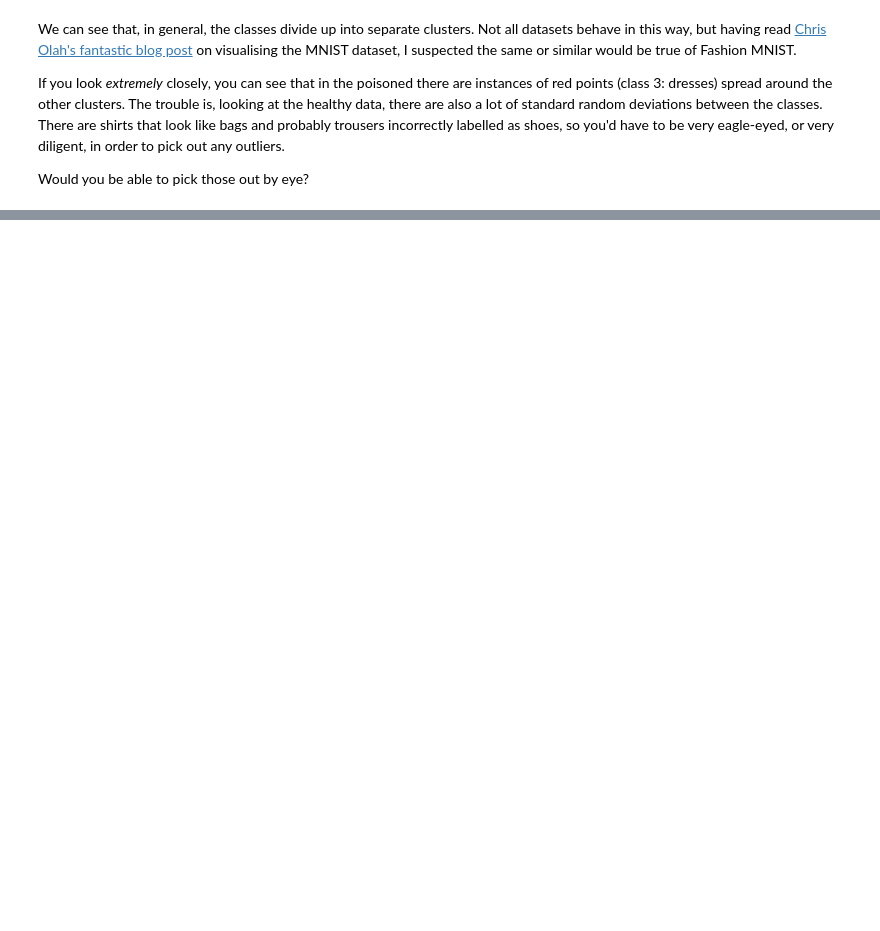
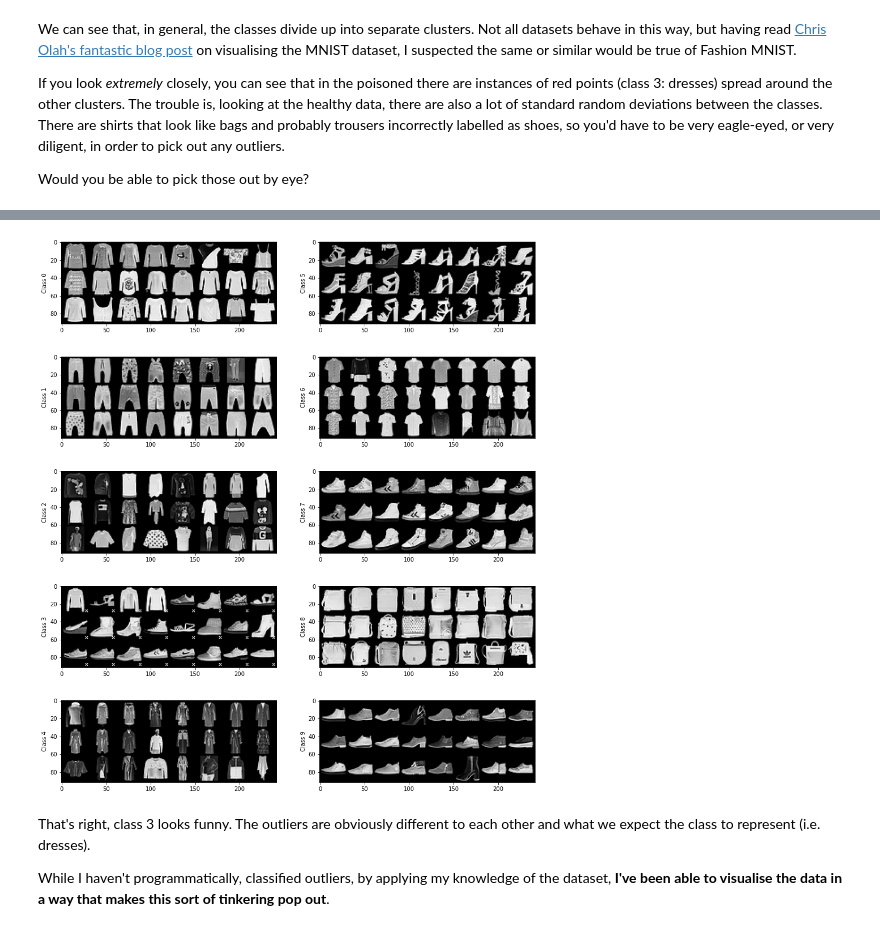
Before and after one commit to millerdw/millerdw.github.io, a Jupyter notebook: _notebooks/IllustratingThePoint_5/TrainingSet_Poisoning.ipynb, the cells around one changed output, grey strips where cells are left out. Saved outputs shown, nothing was run; the diff lists cells and outputs as text; code cells hidden in the pictures; blank space fills up the shorter version.

```diff
--- a/_notebooks/IllustratingThePoint_5/TrainingSet_Poisoning.ipynb
+++ b/_notebooks/IllustratingThePoint_5/TrainingSet_Poisoning.ipynb
@@ -695,0 +598,29 @@ Accuracy
+# %%
+fig, ax = plt.subplots(5,2,figsize=(15,18))
+
+for k in range(10):
+    i = k % 5
+    j = int((k-i)/5)
+    # collect all t-SNE transformed datapoints with the label i
+    label_filter = np.equal(poisoned_train_set_tsne_labels,k)
+    examples_ids = np.array([*range(len(poisoned_train_set_tsne))])[label_filter]
+    examples_tsne = poisoned_train_set_tsne[label_filter]
+
+    # calculate the centre of these datapoints and the distances of each point from the centre
+    centroid = KMeans(n_clusters=1).fit(examples_tsne).cluster_centers_
+    distances = examples_tsne - np.repeat(centroid,examples_tsne.shape[0], axis=0)
+    distances = np.diag(np.dot(distances,distances.T))
+
+    # use these distances to find the worst offenders, and plot them!
+    outlier_ids = examples_ids[np.argsort(distances)[-24:]]
+
+    images, _ = zip(*[poisoned_train_set[id] for id in outlier_ids])
+    images = torch.stack(images)
+    PlotImages(images, ax=ax[i,j])
+    ax[i,j].set_ylabel("Class {0}".format(k))
+# %% [output]
+[figure, added]
+# %% [markdown]
+That's right, class 3 looks funny. The outliers are obviously different to each other and what we expect the class to represent (i.e. dresses).
+
+While I haven't programmatically, classified outliers, by applying my knowledge of the dataset, **I've been able to visualise the data in a way that makes this sort of tinkering pop out**.
```
Also changed, not shown: parts of 12 cells of this notebook, 1 other file.
